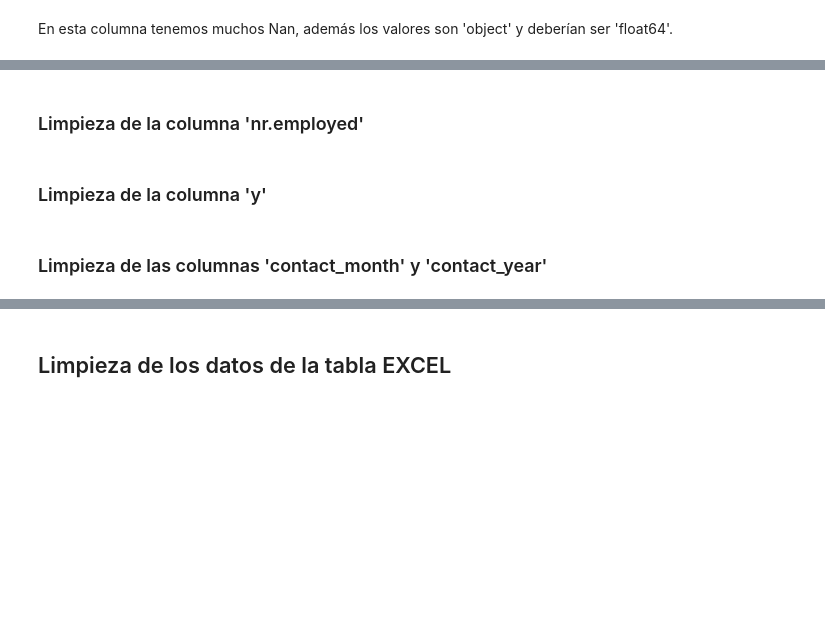
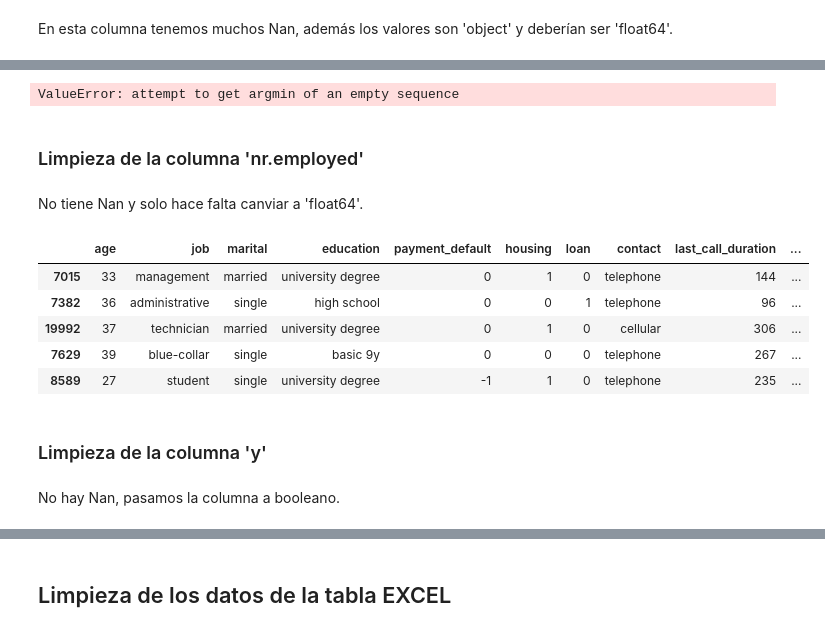
Before and after one commit to claudiarm2002/DataProject-Python-for-Data, a Jupyter notebook: DataProject_PythonForData.ipynb, the cells around one changed output, grey strips where cells are left out. Cells and saved outputs as stored; diff of their text form; code cells hidden in the pictures; blank space fills up the shorter version.

Commit message:
Queda nada para acabar la limpieza

```diff
--- a/DataProject_PythonForData.ipynb
+++ b/DataProject_PythonForData.ipynb
@@ -639,6 +629,58 @@ data_clean_order_by_date.head(10)
+# %%
+# Dividimos el DataFrame en dos: uno con valores válidos y otro con NaN en 'euribor3m'
+df_valid = data_clean[data_clean['euribor3m'].notnull()]
+ # DataFrame con NaN en 'euribor3m' pero con el resto de columnas completas
+df_nan = data_clean[data_clean['euribor3m'].isnull()&data_clean['date'].notnull()&data_clean['latitude'].notnull()&data_clean['longitude'].notnull()]
+
+# 2. DEFINICIÓN DE LA FUNCIÓN DE BÚSQUEDA OPTIMIZADA
+# La idea es reducir el set de datos a buscar mediante un filtro geográfico
+def euribor_cercano_optimitzat(row):
+    lat = row['latitude']
+    lon = row['longitude']
+    date = row['date']
+
+    nearby_data = df_valid[
+        (df_valid['latitude'].between(lat - 0.1, lat + 0.1)) &
+        (df_valid['longitude'].between(lon - 0.1, lon + 0.1))
+    ].copy()
+
+    # Si no encuentra nada geográficamente cercano, devolvemos NaN
+    if nearby_data.empty:
+        return np.nan
+
+    # Cálculo de la diferencia de tiempo absoluta (Vectorizado)
+    nearby_data['time_diff'] = (nearby_data['date'] - date).abs()
+
+    # Encontrar el valor más cercano
+    idx_min_time_diff = nearby_data['time_diff'].idxmin()
+
+    # Retornamos el valor Euribor de esa fila
+    return nearby_data.loc[idx_min_time_diff, 'euribor3m']
+# %%
+# Aplicamos la función a las filas con NaN en 'euribor3m'
+imputaciones = df_nan.apply(euribor_cercano_optimitzat, axis=1)
+
+# Actualizamos los valores en el DataFrame original
+data_clean.loc[data_clean['euribor3m'].isnull(), 'euribor3m'] = imputaciones
+# %% [output]
+ValueError: attempt to get argmin of an empty sequence
 # %% [markdown]
 ### Limpieza de la columna 'nr.employed'
+# %% [markdown]
+No tiene Nan y solo hace falta canviar a 'float64'.
+# %%
+data_clean['nr.employed'] = data_clean['nr.employed'].str.replace(',', '.')
+data_clean['nr.employed'] = data_clean['nr.employed'].astype('float64')
+# %%
+data_clean.sample(5)
+# %% [output]
+|  | age | job | marital | education | payment_default | housing | loan | contact | last_call_duration | ... |
+| 7015 | 33 | management | married | university degree | 0 | 1 | 0 | telephone | 144 | ... |
+| 7382 | 36 | administrative | single | high school | 0 | 0 | 1 | telephone | 96 | ... |
+| 19992 | 37 | technician | married | university degree | 0 | 1 | 0 | cellular | 306 | ... |
+| 7629 | 39 | blue-collar | single | basic 9y | 0 | 0 | 0 | telephone | 267 | ... |
+| 8589 | 27 | student | single | university degree | -1 | 1 | 0 | telephone | 235 | ... |
 # %% [markdown]
 ### Limpieza de la columna 'y'
-# %% [markdown]
-### Limpieza de las columnas 'contact_month' y 'contact_year'
+# %% [markdown]
+No hay Nan, pasamos la columna a booleano.
```
Also changed, not shown: parts of 8 cells of this notebook.
